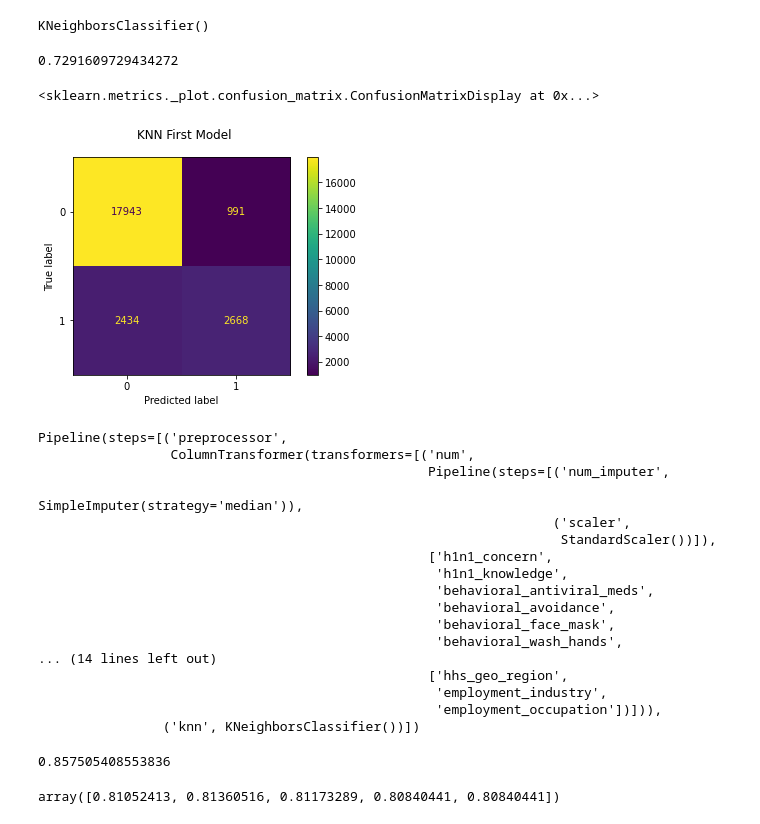
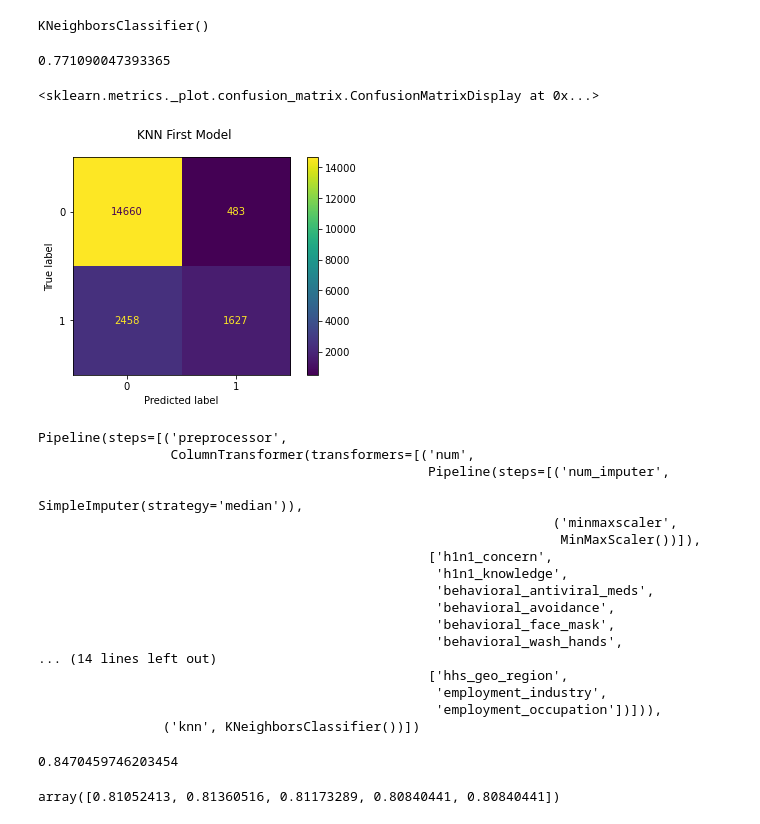
Before and after one commit to emykes/Flu_Vaccination_ML, a Jupyter notebook: Notebooks/Brooke/Brooke_EDA.ipynb, the cells around one changed output. Cells and saved outputs as stored; diff of their text form; code cells hidden in the pictures.

Commit message:
adjusted KNN, added another train-test split, demographic graphs

```diff
--- a/Notebooks/Brooke/Brooke_EDA.ipynb
+++ b/Notebooks/Brooke/Brooke_EDA.ipynb
@@ -216,9 +246,12 @@ preprocessor = ColumnTransformer(
         ('ohe', ohe_transformer, ohe_cols),
         ('freq', freq_transformer, freq_cols)
     ])
+# %%
+# train test split
+X_tr, X_te, y_tr, y_te = train_test_split(X_train, y_train, test_size=0.2, random_state=42, stratify=y_train)
 # %%
 # Fit the preprocessor with X_train
-preprocessor.fit(X_train)
+preprocessor.fit(X_tr)
 # %% [output]
 ColumnTransformer(transformers=[('num',
                                  Pipeline(steps=[('num_imputer',
@@ -239,6 +272,6 @@ ColumnTransformer(transformers=[('num',
                                   'employment_occupation'])])
 # %%
 # Just out of curiosity, let's see what this looks like
-X_tr_transformed = preprocessor.transform(X_train)
+X_tr_transformed = preprocessor.transform(X_tr)
 X_tr_transformed.shape
 # %% [output]
@@ -265,39 +298,39 @@ pd.DataFrame(X_tr_transformed)
 # %%
 # First baseline KNN model using X_train transformed by the pipeline
 knn_base = KNeighborsClassifier()
-knn_base.fit(X_tr_transformed, y_train)
+knn_base.fit(X_tr_transformed, y_tr)
 # %% [output]
 KNeighborsClassifier()
 # %%
 # Predictions and precision scores for baseline kNN model
 y_tr_hat = knn_base.predict(X_tr_transformed)
-precision_score(y_train, y_tr_hat)
+precision_score(y_tr, y_tr_hat)
 # %% [output]
-0.7291609729434272
+0.771090047393365
 # %%
 # Get confusion matrix
 fig, ax = plt.subplots()
 
 fig.suptitle("KNN First Model")
 
-plot_confusion_matrix(estimator=knn_base, X=X_tr_transformed, y_true=y_train, ax=ax)
+plot_confusion_matrix(estimator=knn_base, X=X_tr_transformed, y_true=y_tr, ax=ax)
 # %% [output]
 <sklearn.metrics._plot.confusion_matrix.ConfusionMatrixDisplay at 0x...>
-[figure, old version]
+[figure, new version]
 # %%
 # Setting up pipeline to use in another baseline model
 knn_pipe = Pipeline(steps=[
     ('preprocessor', preprocessor),
     ('knn', KNeighborsClassifier())
 ])
-knn_pipe.fit(X_train, y_train)
+knn_pipe.fit(X_tr, y_tr)
 # %% [output]
 Pipeline(steps=[('preprocessor',
                  ColumnTransformer(transformers=[('num',
                                                   Pipeline(steps=[('num_imputer',
                                                                    SimpleImputer(strategy='median')),
-                                                                  ('scaler',
-                                                                   StandardScaler())]),
+                                                                  ('minmaxscaler',
+                                                                   MinMaxScaler())]),
                                                   ['h1n1_concern',
                                                    'h1n1_knowledge',
                                                    'behavioral_antiviral_meds',
@@ -311,9 +344,9 @@ Pipeline(steps=[('preprocessor',
                 ('knn', KNeighborsClassifier())])
 # %%
 # Scoring
-knn_pipe.score(X_train, y_train)
+knn_pipe.score(X_tr, y_tr)
 # %% [output]
-0.857505408553836
+0.8470459746203454
 # %%
 cross_val_score(knn_pipe, X_train, y_train)
 # %% [output]
```
Also changed, not shown: parts of 44 cells of this notebook.
